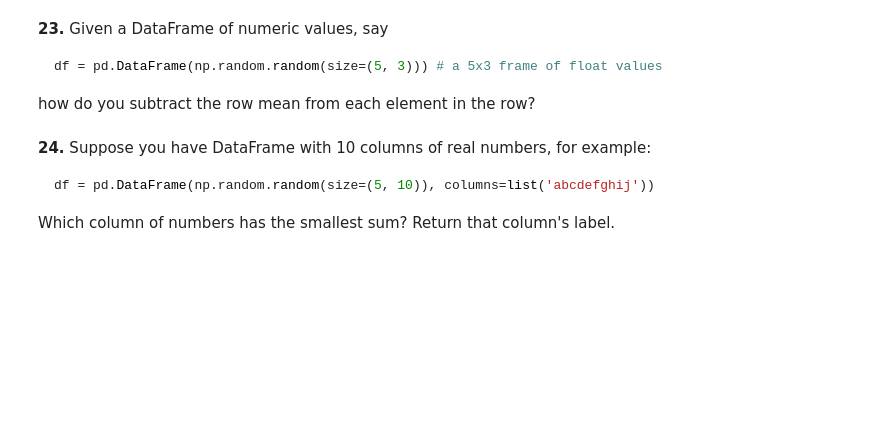
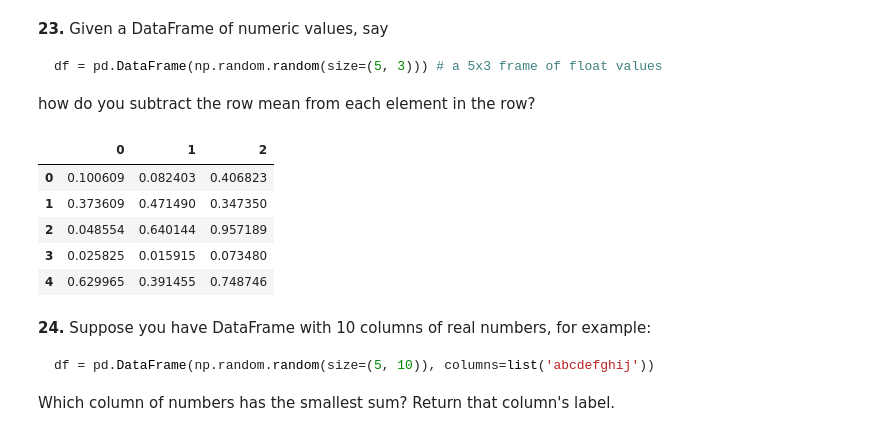
Before and after one commit to dwdshky/pandas-puzzles, a Jupyter notebook: 100-pandas-puzzles.ipynb, the cells around one changed output. Drawn from its saved outputs; the diff is of its cells as text; code cells hidden in the pictures; blank space fills up the shorter version.

````diff
--- a/100-pandas-puzzles.ipynb
+++ b/100-pandas-puzzles.ipynb
@@ -307,6 +328,17 @@ df = pd.DataFrame(np.random.random(size=(5, 3))) # a 5x3 frame of float values
 ```
 
 how do you subtract the row mean from each element in the row?
+# %%
+df = pd.DataFrame(np.random.random(size=(5, 3)))
+df.sub(df.mean(axis=1), axis=0)
+df
+# %% [output]
+|  | 0 | 1 | 2 |
+| 0 | 0.100609 | 0.082403 | 0.406823 |
+| 1 | 0.373609 | 0.471490 | 0.347350 |
+| 2 | 0.048554 | 0.640144 | 0.957189 |
+| 3 | 0.025825 | 0.015915 | 0.073480 |
+| 4 | 0.629965 | 0.391455 | 0.748746 |
 # %% [markdown]
 **24.** Suppose you have DataFrame with 10 columns of real numbers, for example:
 
````
Also changed, not shown: parts of 8 cells of this notebook, 3 other files.
